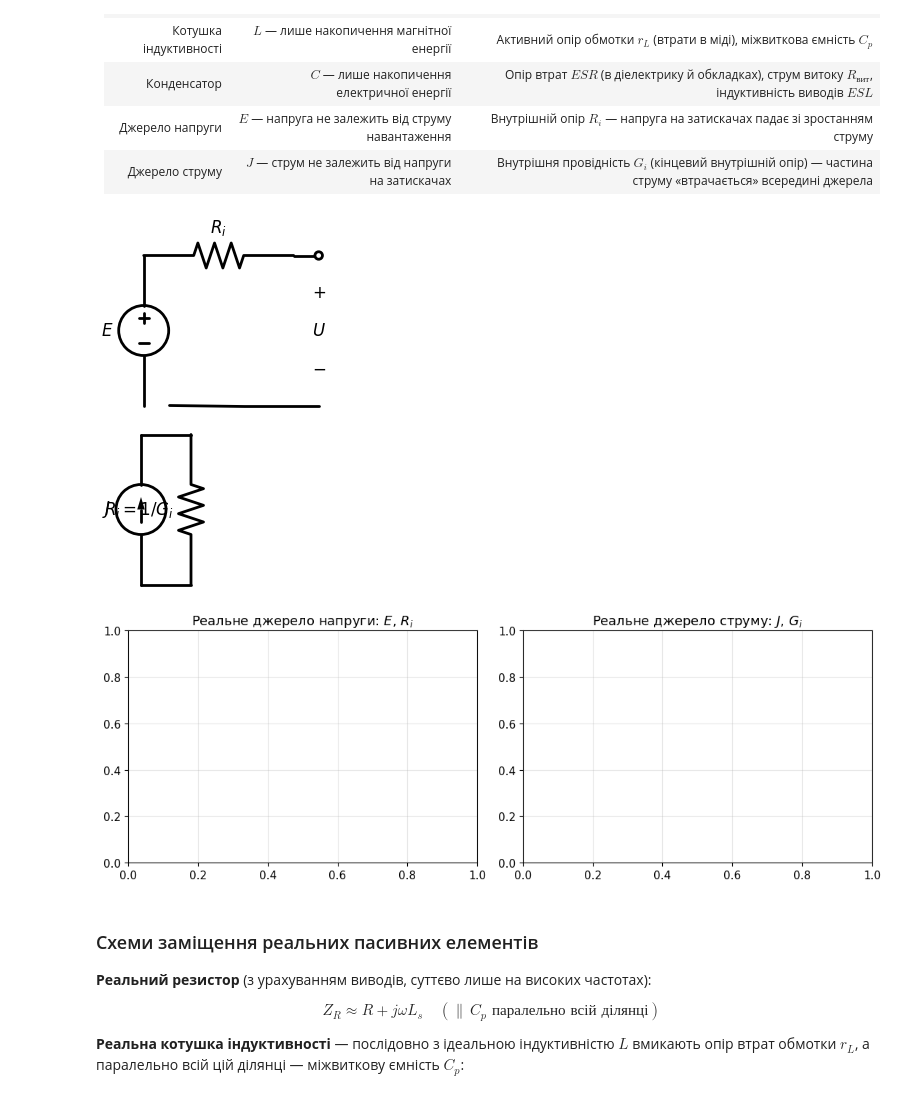
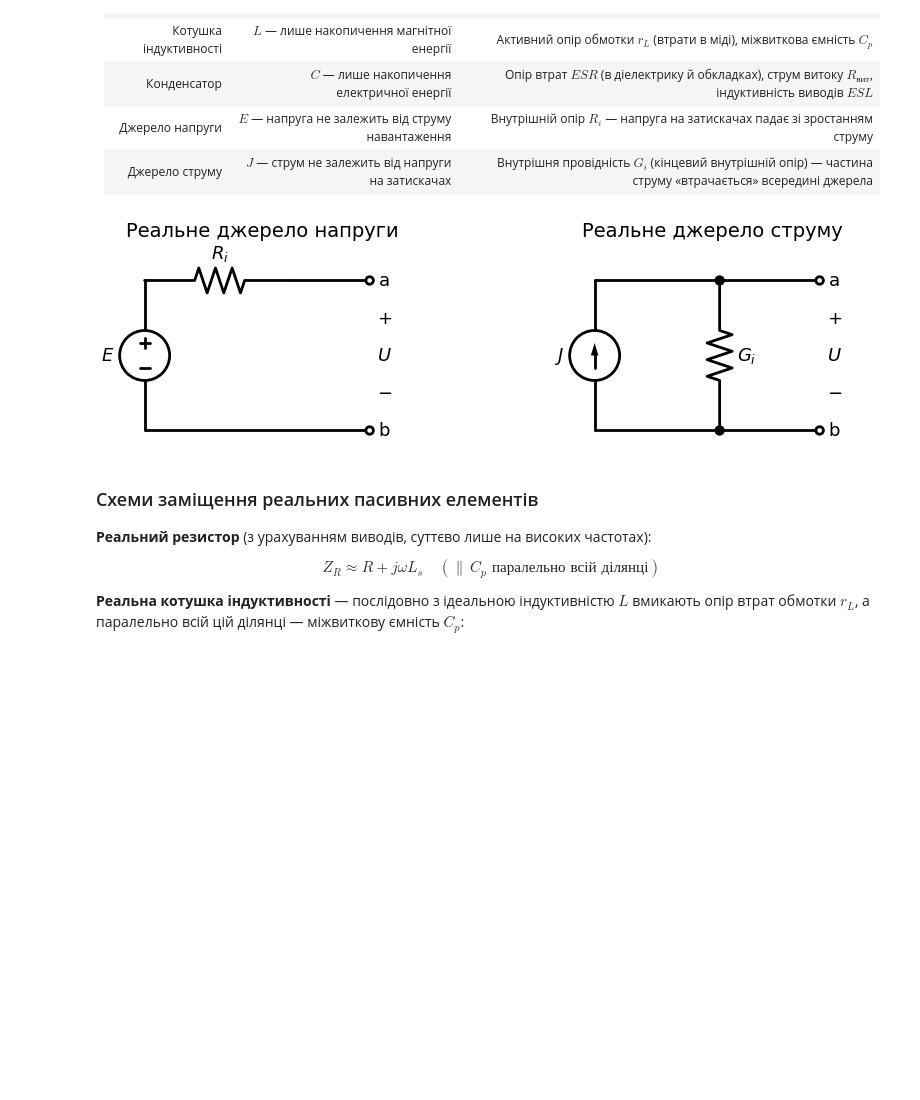
Before and after one commit to vim4all/Lectures_Basics_of_radio_electronics_in_Ukrainian, a Jupyter notebook: Основи радіотехніки_1_частина.ipynb, the cells around one changed output. Cells and saved outputs as stored; diff of their text form; code cells hidden in the pictures; blank space fills up the shorter version.

```diff
--- a/Основи радіотехніки_1_частина.ipynb
+++ b/Основи радіотехніки_1_частина.ipynb
@@ -171,32 +171,35 @@ plt.rcParams.update({
 # %%
 # Schemdraw: реальні джерела напруги і струму
 if SCHEMDRAW_AVAILABLE:
-    fig, axes = plt.subplots(1, 2, figsize=(11, 4))
+    with schemdraw.Drawing(fontsize=13, unit=3) as d:
+        # реальне джерело напруги: E послідовно з R_i
+        E = d.add(elm.SourceV().up().label('$E$'))
+        d.add(elm.Resistor().right().label('$R_i$'))
+        d.add(elm.Line().right(1.5))
+        a = d.add(elm.Dot(open=True).label('a', loc='right'))
+        d.add(elm.Line().at(E.start).right(4.5))
+        b = d.add(elm.Dot(open=True).label('b', loc='right'))
+        d.add(elm.Gap().at(a.center).to(b.center).label(('+', '$U$', '−'), loc='bottom', ofst=0.3))
+        d.add(elm.Label().at((2.25, 4.1)).label('Реальне джерело напруги', fontsize=14))
 
-    with schemdraw.Drawing(fontsize=12, ax=axes[0]) as d:
-        d += elm.SourceV().up().label('$E$')
-        d += elm.Resistor().right().label('$R_i$')
-        d += elm.Line().right(0.5)
-        d += elm.Dot(open=True)
+        # реальне джерело струму: J паралельно з G_i
+        J = d.add(elm.SourceI().up().at((9, 0)).label('$J$'))
+        d.add(elm.Line().right(2.5))
+        d.add(elm.Dot())
         d.push()
-        d += elm.Gap().down().label(('$+$', '$U$', '$-$'))
-        d += elm.Line().left(3)
-    axes[0].set_title('Реальне джерело напруги: $E$, $R_i$')
-
-    with schemdraw.Drawing(fontsize=12, ax=axes[1]) as d:
-        d += elm.SourceI().up().label('$J$')
-        d += elm.Line().right(1)
-        d += elm.Resistor().down().label('$R_i=1/G_i$')
-        d += elm.Line().left(1)
-    axes[1].set_title('Реальне джерело струму: $J$, $G_i$')
-
-    plt.tight_layout(); plt.show()
+        d.add(elm.Resistor().down().label('$G_i$', loc='bottom'))
+        d.add(elm.Dot())
+        d.pop()
+        d.add(elm.Line().right(2))
+        a2 = d.add(elm.Dot(open=True).label('a', loc='right'))
+        d.add(elm.Line().at(J.start).right(4.5))
+        b2 = d.add(elm.Dot(open=True).label('b', loc='right'))
+        d.add(elm.Gap().at(a2.center).to(b2.center).label(('+', '$U$', '−'), loc='bottom', ofst=0.3))
+        d.add(elm.Label().at((11.25, 4.1)).label('Реальне джерело струму', fontsize=14))
 else:
     print('Встановіть schemdraw: pip install schemdraw')
 # %% [output]
-[figure, old version]
+[figure, new version]
-[figure, removed]
-[figure, removed]
 # %% [markdown]
 ### Схеми заміщення реальних пасивних елементів
 
```
Also changed, not shown: parts of 5 cells of this notebook, 1 other file.
